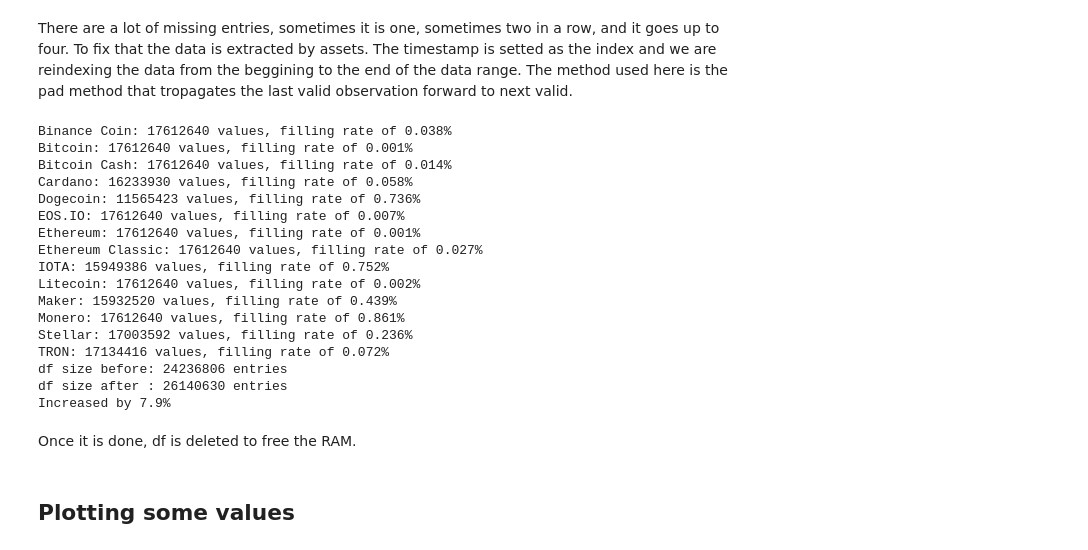
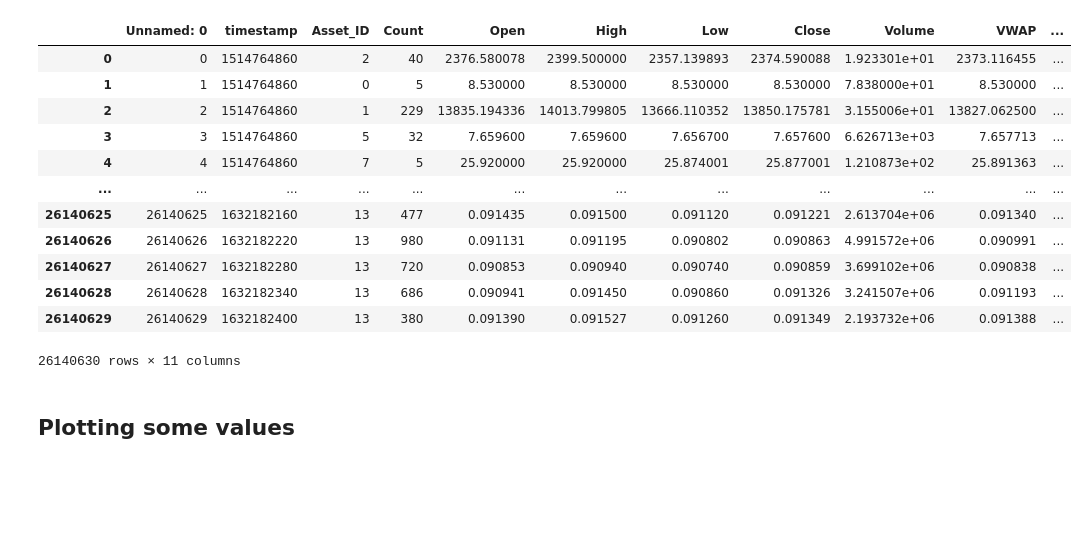
Before and after one commit to martinlabe/crypto-pred, a Jupyter notebook: src/0 - first model.ipynb, the cells around one changed output. Saved outputs shown, nothing was run; the diff lists cells and outputs as text; code cells hidden in the pictures; blank space fills up the shorter version.

```diff
--- a/src/reading-data.ipynb
+++ b/src/0 - first model.ipynb
@@ -180,63 +10,0 @@ TODO
-# %% [markdown]
-There are a lot of missing entries, sometimes it is one, sometimes two in a row, and it goes up to four. To fix that the data is extracted by assets. The timestamp is setted as the index and we are reindexing the data from the beggining to the end of the data range. The method used here is the pad method that tropagates the last valid observation forward to next valid.
-# %%
-start_size = len(df)
-
-df_ = None
-for i in range(len(df_asset)):
-    asset = df_asset['Asset_Name'][i]
-
-    # temporary index key are set to timestamp to fill gaps
-    df_tmp = df[df['Asset_ID'] == i].set_index("timestamp")
-
-    filling_rate = 100 * ((df_tmp.index[1:] - df_tmp.index[:-1]) != 60).sum() / df_tmp.size
-    df_tmp = df_tmp.reindex(range(df_tmp.index[0], df_tmp.index[-1] + 60, 60), method='pad')
-    print(f"{asset}: {df_tmp.size} values, filling rate of {round(filling_rate, 3)}%")
-
-
-    # checking if all indexes are continuous
-    if not ((df_tmp.index[1:] - df_tmp.index[:-1]) == 60).all():
-        raise Exception("Indexes are not continuous")
-
-    # checking if all the values are set
-    if not df_tmp.drop(columns=['Target']).isna().sum().sum() == 0:
-        print(df_tmp.drop(columns=['Target']).isna().sum())
-        print(df.drop(columns=['Target']).isna().sum())
-        raise Exception("Somes values are not set")
-
-    # setting the index key back
-    df_tmp = df_tmp.reset_index()
-
-    # adding in a new dataset
-    if df_ is None:
-        df_ = df_tmp
-    else:
-        df_ = df.append(df_tmp, ignore_index=True)
-
-    del df_tmp
-
-end_size = len(df_)
-
-print(f'df size before: {start_size} entries')
-print(f'df size after : {end_size} entries')
-print('Increased by {:.1f}%'.format(100 * (end_size - start_size) / start_size))
-# %% [output]
-Binance Coin: 17612640 values, filling rate of 0.038%
-Bitcoin: 17612640 values, filling rate of 0.001%
-Bitcoin Cash: 17612640 values, filling rate of 0.014%
-Cardano: 16233930 values, filling rate of 0.058%
-Dogecoin: 11565423 values, filling rate of 0.736%
-EOS.IO: 17612640 values, filling rate of 0.007%
-Ethereum: 17612640 values, filling rate of 0.001%
-Ethereum Classic: 17612640 values, filling rate of 0.027%
-IOTA: 15949386 values, filling rate of 0.752%
-Litecoin: 17612640 values, filling rate of 0.002%
-Maker: 15932520 values, filling rate of 0.439%
-Monero: 17612640 values, filling rate of 0.861%
-Stellar: 17003592 values, filling rate of 0.236%
-TRON: 17134416 values, filling rate of 0.072%
-df size before: 24236806 entries
-df size after : 26140630 entries
-Increased by 7.9%
-# %% [markdown]
-Once it is done, df is deleted to free the RAM.
@@ -246,3 +26,19 @@ del df
+# %%
+df
+# %% [output]
+|  | Unnamed: 0 | timestamp | Asset_ID | Count | Open | High | Low | Close | Volume | VWAP | ... |
+| 0 | 0 | 1514764860 | 2 | 40 | 2376.580078 | 2399.500000 | 2357.139893 | 2374.590088 | 1.923301e+01 | 2373.116455 | ... |
+| 1 | 1 | 1514764860 | 0 | 5 | 8.530000 | 8.530000 | 8.530000 | 8.530000 | 7.838000e+01 | 8.530000 | ... |
+| 2 | 2 | 1514764860 | 1 | 229 | 13835.194336 | 14013.799805 | 13666.110352 | 13850.175781 | 3.155006e+01 | 13827.062500 | ... |
+| 3 | 3 | 1514764860 | 5 | 32 | 7.659600 | 7.659600 | 7.656700 | 7.657600 | 6.626713e+03 | 7.657713 | ... |
+| 4 | 4 | 1514764860 | 7 | 5 | 25.920000 | 25.920000 | 25.874001 | 25.877001 | 1.210873e+02 | 25.891363 | ... |
+| ... | ... | ... | ... | ... | ... | ... | ... | ... | ... | ... | ... |
+| 26140625 | 26140625 | 1632182160 | 13 | 477 | 0.091435 | 0.091500 | 0.091120 | 0.091221 | 2.613704e+06 | 0.091340 | ... |
+| 26140626 | 26140626 | 1632182220 | 13 | 980 | 0.091131 | 0.091195 | 0.090802 | 0.090863 | 4.991572e+06 | 0.090991 | ... |
+| 26140627 | 26140627 | 1632182280 | 13 | 720 | 0.090853 | 0.090940 | 0.090740 | 0.090859 | 3.699102e+06 | 0.090838 | ... |
+| 26140628 | 26140628 | 1632182340 | 13 | 686 | 0.090941 | 0.091450 | 0.090860 | 0.091326 | 3.241507e+06 | 0.091193 | ... |
+| 26140629 | 26140629 | 1632182400 | 13 | 380 | 0.091390 | 0.091527 | 0.091260 | 0.091349 | 2.193732e+06 | 0.091388 | ... |
+26140630 rows × 11 columns
 # %% [markdown]
 ## Plotting some values
 # %%
```
Also changed, not shown: parts of 35 cells of this notebook, 5 other files.
